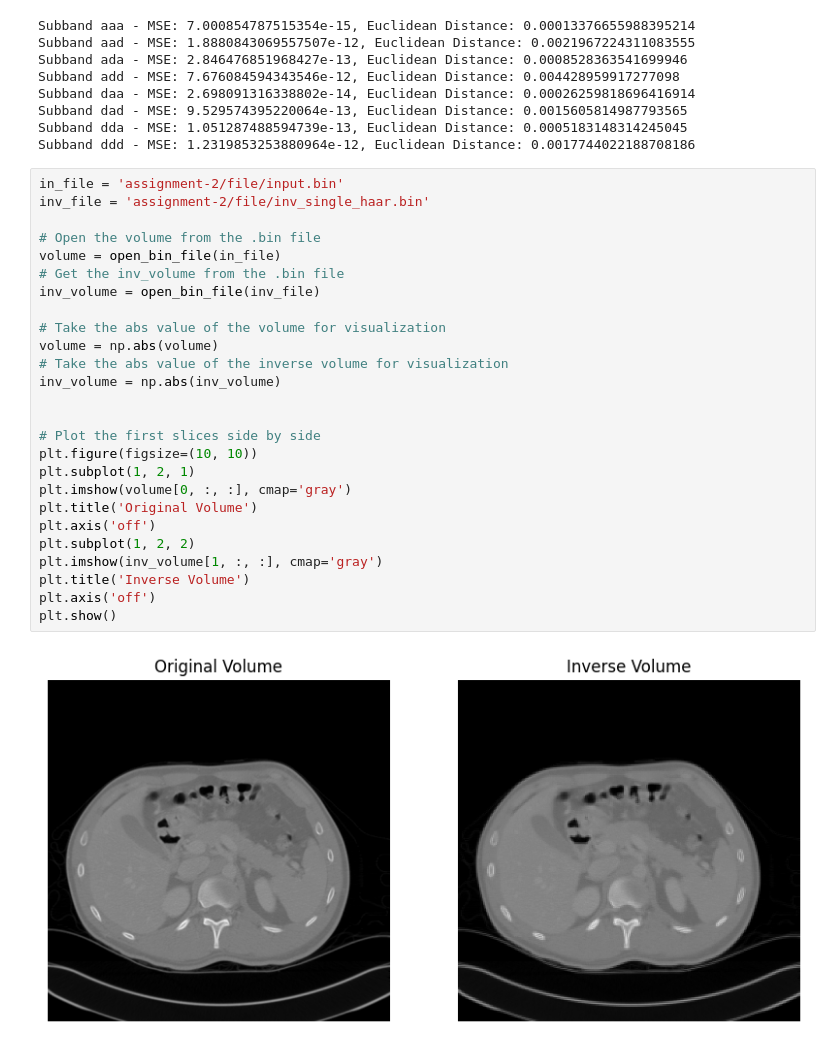
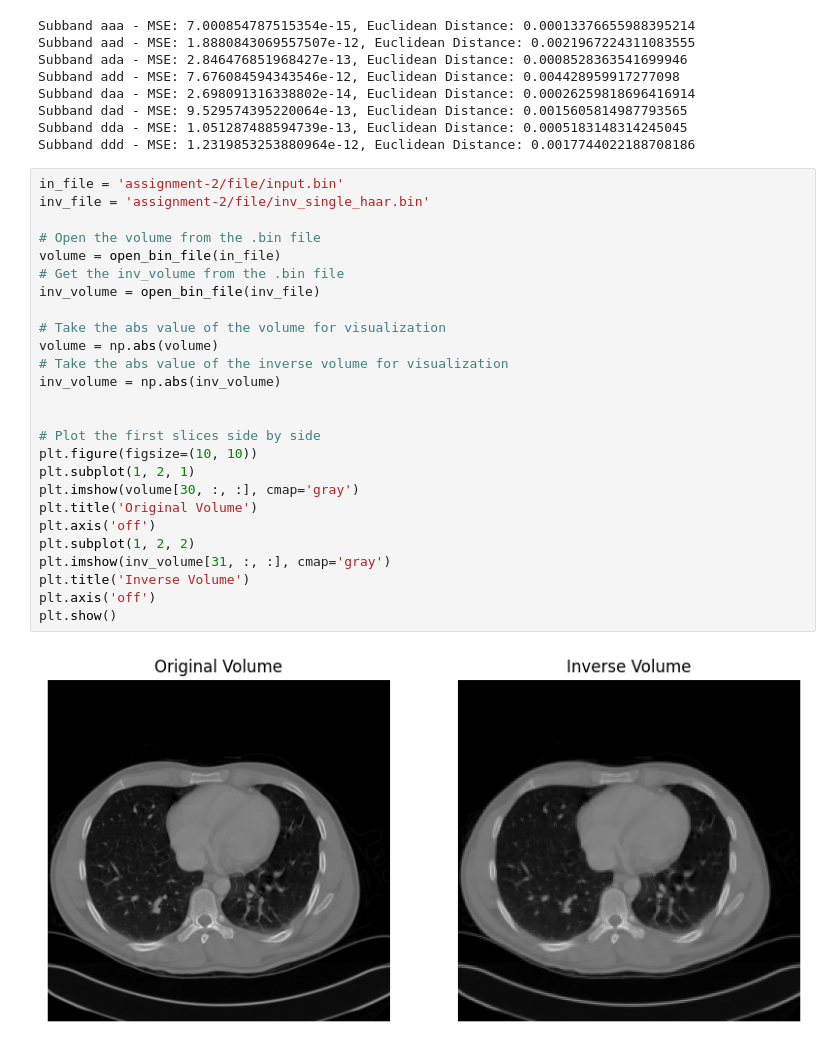
Before and after one commit to GrahamPellegrini/Cuda-3D-DWT, a Jupyter notebook: cppHandler.ipynb, the cells around one changed output. Saved outputs shown, nothing was run; the diff lists cells and outputs as text.

```diff
--- a/cppHandler.ipynb
+++ b/cppHandler.ipynb
@@ -291,28 +291,28 @@ Subband ddd - MSE: 1.2319853253880964e-12, Euclidean Distance: 0.001774402218870
 # %%
 in_file = 'assignment-2/file/input.bin'
 inv_file = 'assignment-2/file/inv_single_haar.bin'
 
 # Open the volume from the .bin file
 volume = open_bin_file(in_file)
 # Get the inv_volume from the .bin file
 inv_volume = open_bin_file(inv_file)
 
 # Take the abs value of the volume for visualization
 volume = np.abs(volume)
 # Take the abs value of the inverse volume for visualization
 inv_volume = np.abs(inv_volume)
 
 
 # Plot the first slices side by side
 plt.figure(figsize=(10, 10))
 plt.subplot(1, 2, 1)
-plt.imshow(volume[0, :, :], cmap='gray')
+plt.imshow(volume[30, :, :], cmap='gray')
 plt.title('Original Volume')
 plt.axis('off')
 plt.subplot(1, 2, 2)
-plt.imshow(inv_volume[1, :, :], cmap='gray')
+plt.imshow(inv_volume[31, :, :], cmap='gray')
 plt.title('Inverse Volume')
 plt.axis('off')
 plt.show()
 # %% [output]
-[figure, old version]
+[figure, new version]
```
Also changed, not shown: 8 other files.
